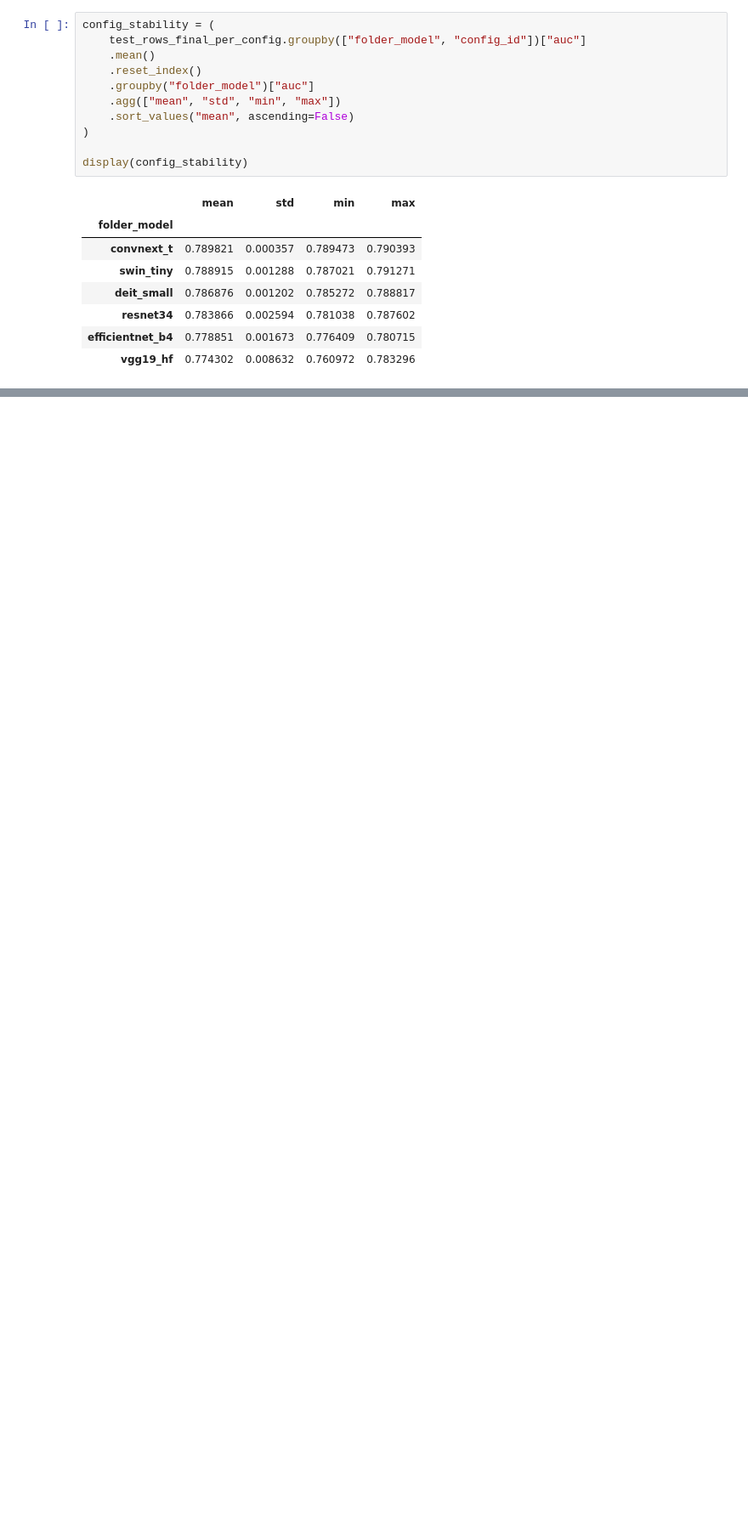
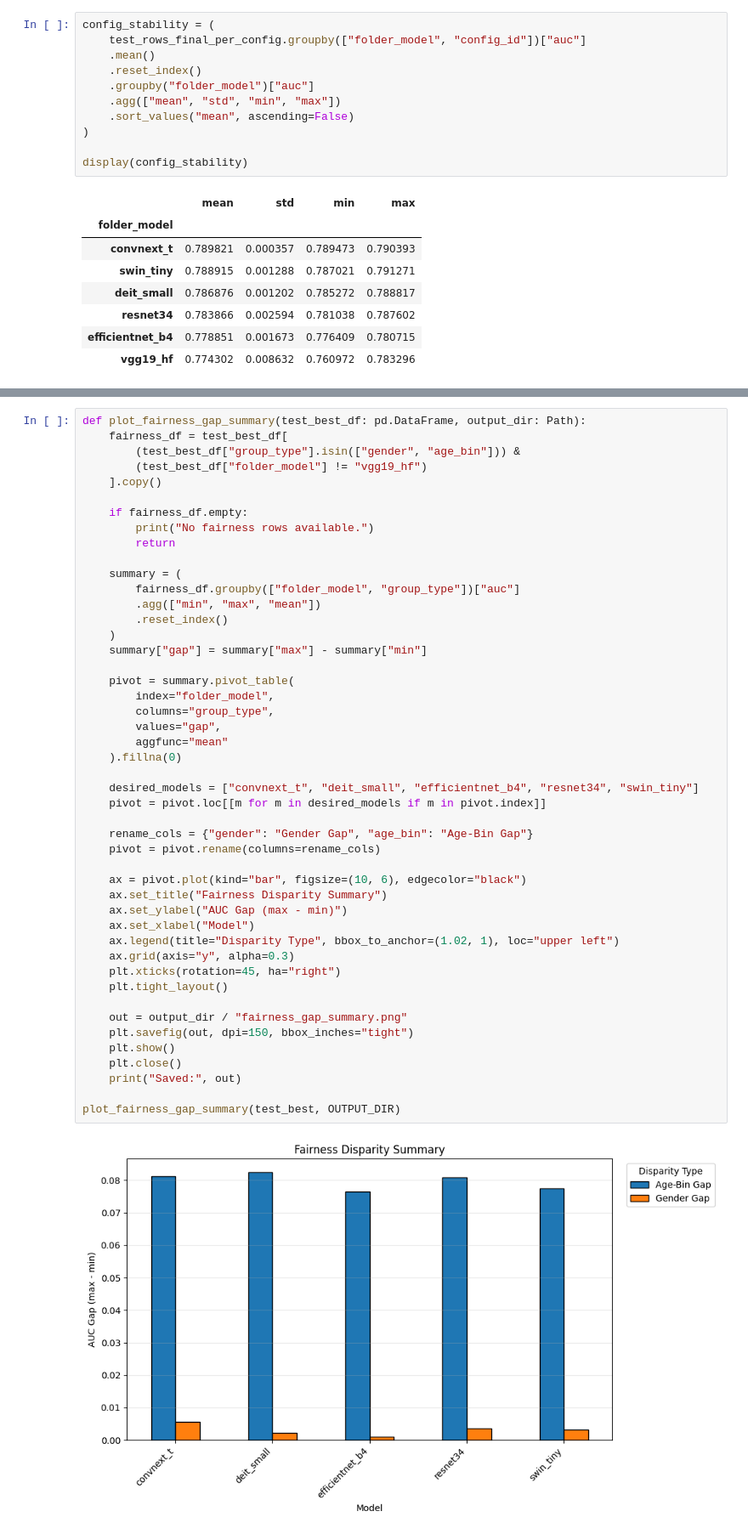
Before and after one commit to L0uisPham/CS5130-Project, a Jupyter notebook: Ray_Models_Check.ipynb, the cells around one changed output, grey strips where cells are left out. Shown at 85% size. Drawn from its saved outputs; the diff is of its cells as text; blank space fills up the shorter version.

```diff
--- a/Ray_Models_Check.ipynb
+++ b/Ray_Models_Check.ipynb
@@ -883,0 +1078,49 @@ display(config_stability)
+# %%
+def plot_fairness_gap_summary(test_best_df: pd.DataFrame, output_dir: Path):
+    fairness_df = test_best_df[
+        (test_best_df["group_type"].isin(["gender", "age_bin"])) &
+        (test_best_df["folder_model"] != "vgg19_hf")
+    ].copy()
+
+    if fairness_df.empty:
+        print("No fairness rows available.")
+        return
+
+    summary = (
+        fairness_df.groupby(["folder_model", "group_type"])["auc"]
+        .agg(["min", "max", "mean"])
+        .reset_index()
+    )
+    summary["gap"] = summary["max"] - summary["min"]
+
+    pivot = summary.pivot_table(
+        index="folder_model",
+        columns="group_type",
+        values="gap",
+        aggfunc="mean"
+    ).fillna(0)
+
+    desired_models = ["convnext_t", "deit_small", "efficientnet_b4", "resnet34", "swin_tiny"]
+    pivot = pivot.loc[[m for m in desired_models if m in pivot.index]]
+
+    rename_cols = {"gender": "Gender Gap", "age_bin": "Age-Bin Gap"}
+    pivot = pivot.rename(columns=rename_cols)
+
+    ax = pivot.plot(kind="bar", figsize=(10, 6), edgecolor="black")
+    ax.set_title("Fairness Disparity Summary")
+    ax.set_ylabel("AUC Gap (max - min)")
+    ax.set_xlabel("Model")
+    ax.legend(title="Disparity Type", bbox_to_anchor=(1.02, 1), loc="upper left")
+    ax.grid(axis="y", alpha=0.3)
+    plt.xticks(rotation=45, ha="right")
+    plt.tight_layout()
+
+    out = output_dir / "fairness_gap_summary.png"
+    plt.savefig(out, dpi=150, bbox_inches="tight")
+    plt.show()
+    plt.close()
+    print("Saved:", out)
+
+plot_fairness_gap_summary(test_best, OUTPUT_DIR)
+# %% [output]
+[figure, added]
```
Also changed, not shown: parts of 5 cells of this notebook.
